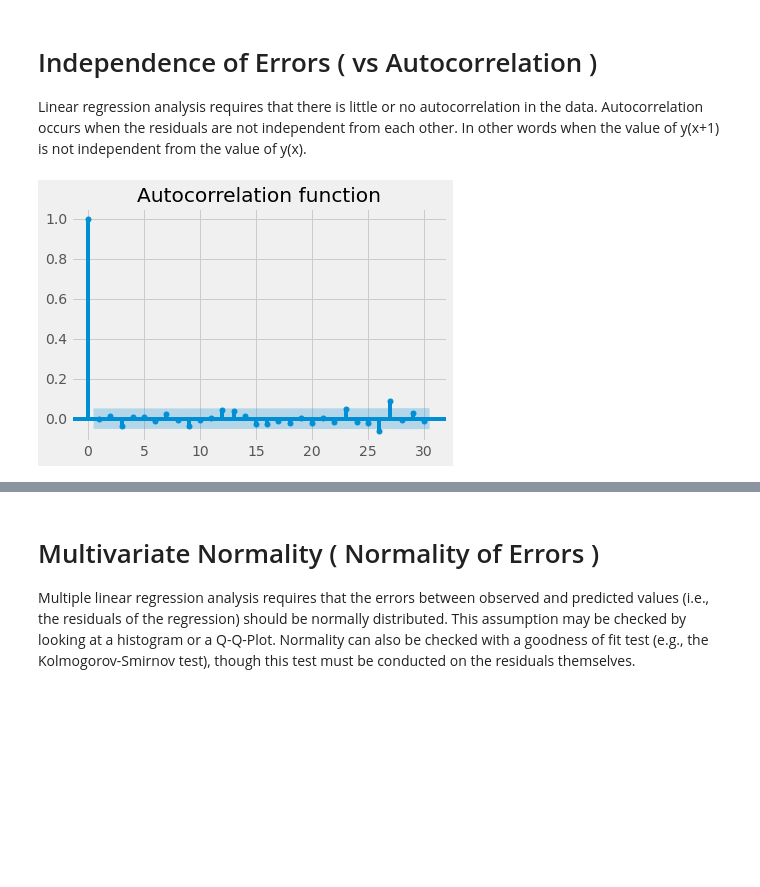
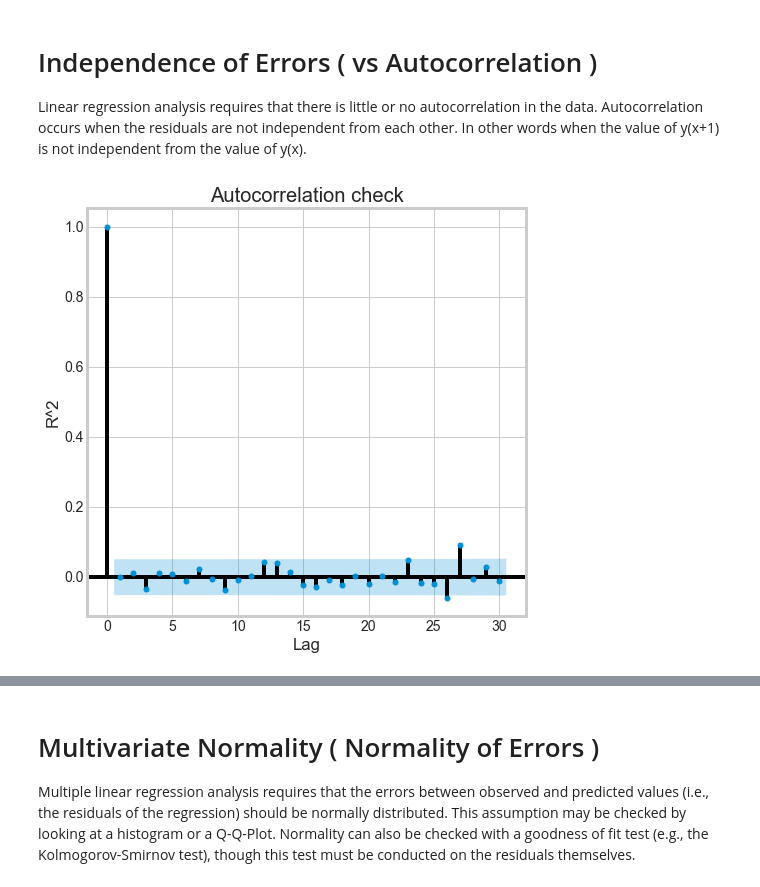
Before and after one commit to kennybagzz/Iowa-House-Prices-Prediction, a Jupyter notebook: house-prices-advanced-regression-techniques/EDA.ipynb, the cells around one changed output, grey strips where cells are left out. Saved outputs shown, nothing was run; the diff lists cells and outputs as text; code cells hidden in the pictures; blank space fills up the shorter version.

```diff
--- a/house-prices-advanced-regression-techniques/EDA.ipynb
+++ b/house-prices-advanced-regression-techniques/EDA.ipynb
@@ -164,9 +173,11 @@ Linear regression analysis requires that there is little or no autocorrelation i
 # %%
 from statsmodels.graphics import tsaplots
 import matplotlib.pyplot as plt
-
+sns.set_style("whitegrid")
 #plot autocorrelation function
-fig = tsaplots.plot_acf(train.SalePrice, lags=30, title='Autocorrelation function')
+fig = tsaplots.plot_acf(train.SalePrice, lags=30, title='Autocorrelation check')
+plt.ylabel("R^2")
+plt.xlabel("Lag")
 plt.show()
 # %% [output]
-[figure, old version]
+[figure, new version]
```
Also changed, not shown: parts of 17 cells of this notebook, 2 other files.
